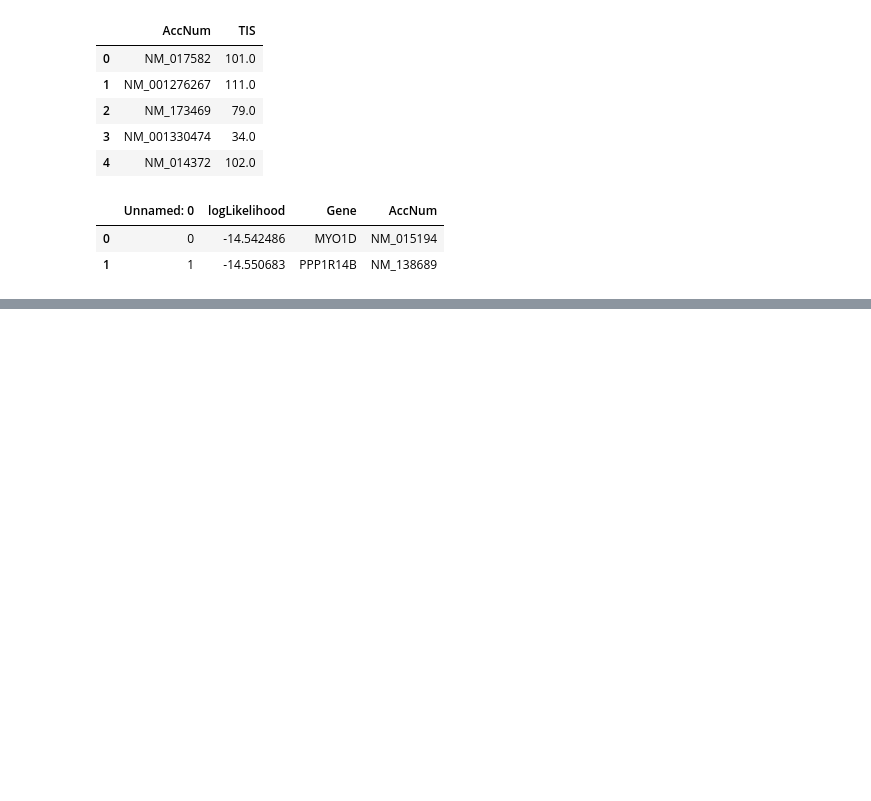
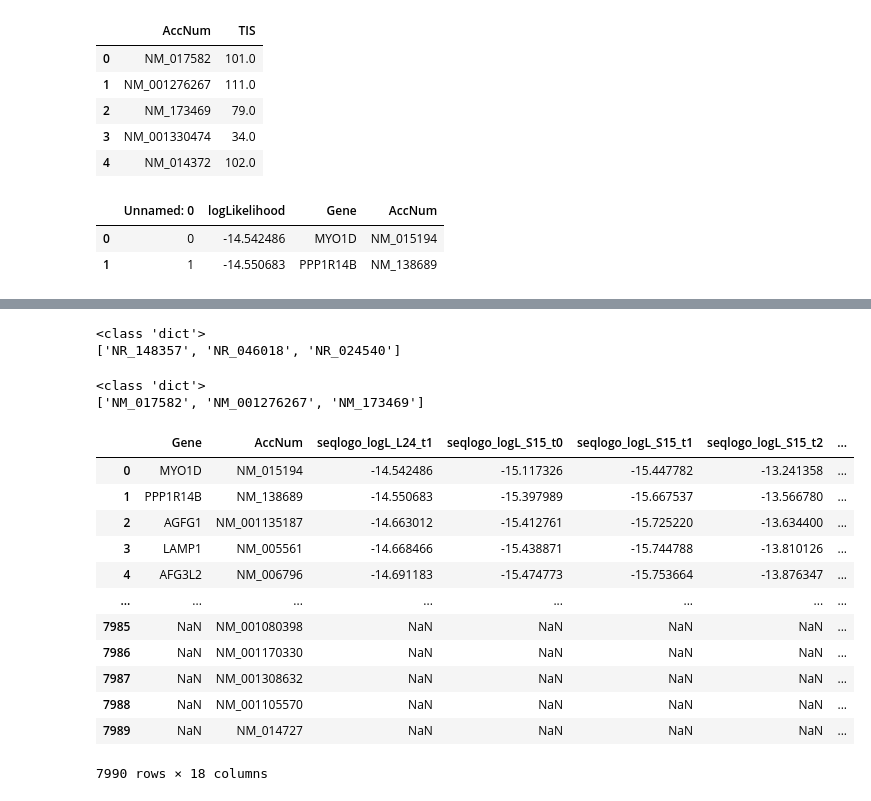
Before and after one commit to zhaoyuehrb/Paper-plot, a Jupyter notebook: Collate Table.ipynb, the cells around one changed output, grey strips where cells are left out. Drawn from its saved outputs; the diff is of its cells as text; code cells hidden in the pictures; blank space fills up the shorter version.

```diff
--- a/Collate Table.ipynb
+++ b/Collate Table.ipynb
@@ -68,0 +142,46 @@ comb.to_csv('collate_genes.csv')
+# %%
+## truncate the keys to only accNum
+ks = list(splicedGenes.keys())
+for key in ks:
+    splicedGenes[key.split('_chr')[0]] = splicedGenes[key]
+    splicedGenes.pop(key)
+print(type(splicedGenes))
+print(list(splicedGenes.keys())[0:3])
+# %% [output]
+<class 'dict'>
+['NR_148357', 'NR_046018', 'NR_024540']
+# %%
+splicedORFs = get_fa('../RBC/Database/splicedORFs_240118.txt')
+print(type(splicedORFs))
+print(list(splicedORFs.keys())[0:3])
+# %% [output]
+<class 'dict'>
+['NM_017582', 'NM_001276267', 'NM_173469']
+# %%
+fpUTR={}
+tpUTR = {}
+ORFs = {}
+for idx,row in filteredGeneList.iterrows():
+    accNum = row['AccNum']
+    fpLen = row['fpUTR_length']
+    tpLen = row['tpUTR_length']
+    fpUTR[accNum] = splicedGenes[accNum][0:fpLen]
+    tpUTR[accNum] = splicedGenes[accNum][-tpLen:]
+    ORFs[accNum] = splicedORFs[accNum]
+# %%
+import re
+def countGC(seq):
+    if len(seq)==0: return float('nan')
+    gc_all_percent = (seq.count('G')+seq.count('C'))/len(seq)
+    #codons = (re.findall('...?', seq))
+    #codon_tr=[''.join(s) for s in zip(*codons)]
+    #gc_last_nt = (codon_tr[2].count('G')+codon_tr[2].count('C'))/len(codons)
+    #return gc_all_percent#,
+    return gc_all_percent
+# %%
+fpUTR_gc=[]
+for accNum in comb['AccNum']:
+    gc = countGC(fpUTR[accNum])
+    fpUTR_gc.append(gc)
+# %%
+comb['fpUTR_gc_percent'] = fpUTR_gc
@@ -68,0 +190,16 @@ comb.to_csv('collate_genes.csv')
+# %%
+comb
+# %% [output]
+|  | Gene | AccNum | seqlogo_logL_L24_t1 | seqlogo_logL_S15_t0 | seqlogo_logL_S15_t1 | seqlogo_logL_S15_t2 | ... |
+| 0 | MYO1D | NM_015194 | -14.542486 | -15.117326 | -15.447782 | -13.241358 | ... |
+| 1 | PPP1R14B | NM_138689 | -14.550683 | -15.397989 | -15.667537 | -13.566780 | ... |
+| 2 | AGFG1 | NM_001135187 | -14.663012 | -15.412761 | -15.725220 | -13.634400 | ... |
+| 3 | LAMP1 | NM_005561 | -14.668466 | -15.438871 | -15.744788 | -13.810126 | ... |
+| 4 | AFG3L2 | NM_006796 | -14.691183 | -15.474773 | -15.753664 | -13.876347 | ... |
+| ... | ... | ... | ... | ... | ... | ... | ... |
+| 7985 | NaN | NM_001080398 | NaN | NaN | NaN | NaN | ... |
+| 7986 | NaN | NM_001170330 | NaN | NaN | NaN | NaN | ... |
+| 7987 | NaN | NM_001308632 | NaN | NaN | NaN | NaN | ... |
+| 7988 | NaN | NM_001105570 | NaN | NaN | NaN | NaN | ... |
+| 7989 | NaN | NM_014727 | NaN | NaN | NaN | NaN | ... |
+7990 rows × 18 columns
```
Also changed, not shown: parts of 17 cells of this notebook, 51 other files.
